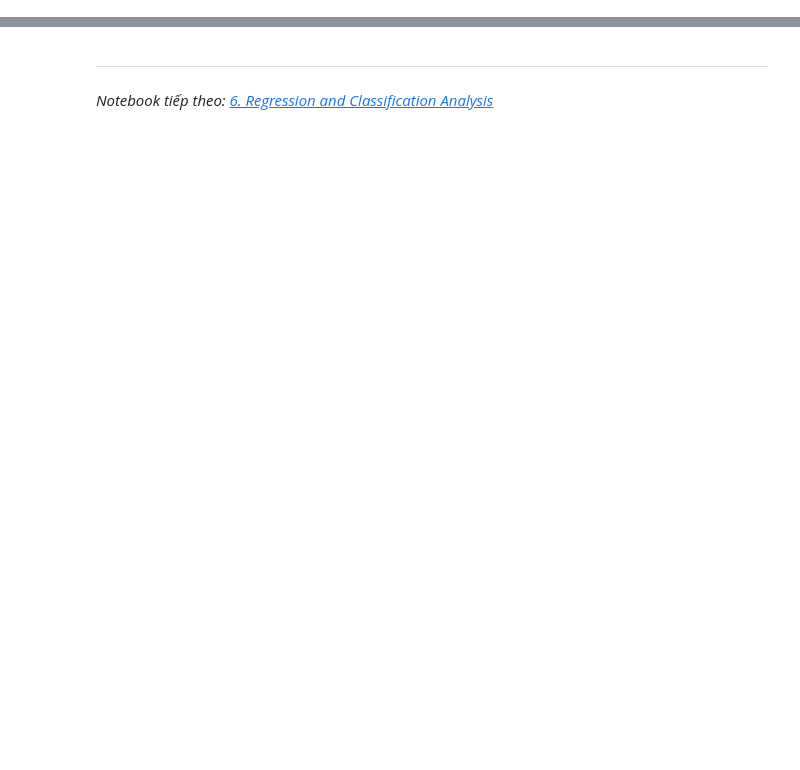
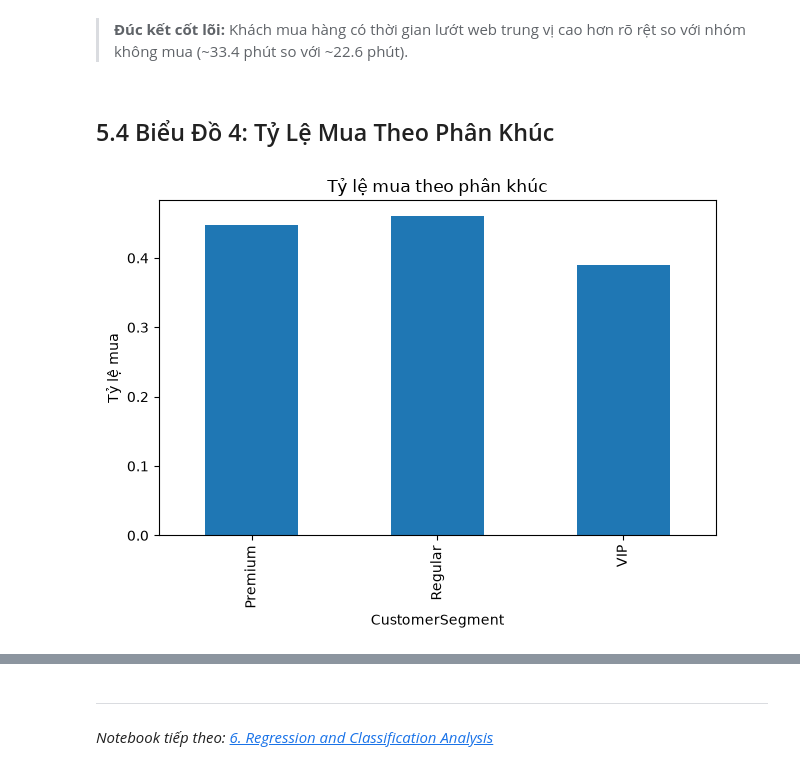
Before and after one commit to HuSiHuSi1/ADY, a Jupyter notebook: 5. Data Visualization.ipynb, the cells around one changed output, grey strips where cells are left out. Drawn from its saved outputs; the diff is of its cells as text; code cells hidden in the pictures; blank space fills up the shorter version.

```diff
--- a/5. Data Visualization.ipynb
+++ b/5. Data Visualization.ipynb
@@ -419,0 +49,11 @@ Lưu ý: Không tạo file HTML do: No module named 'plotly'
+# %% [markdown]
+> **Đúc kết cốt lõi:** Khách mua hàng có thời gian lướt web trung vị cao hơn rõ rệt so với nhóm không mua (~33.4 phút so với ~22.6 phút).
+# %% [markdown]
+## 5.4 Biểu Đồ 4: Tỷ Lệ Mua Theo Phân Khúc
+# %%
+df.groupby('CustomerSegment')['PurchaseStatus'].mean().plot(kind='bar')
+plt.title('Tỷ lệ mua theo phân khúc')
+plt.ylabel('Tỷ lệ mua')
+plt.show()
+# %% [output]
+[figure, added]
```
Also changed, not shown: parts of 63 cells of this notebook, 2 other files.
